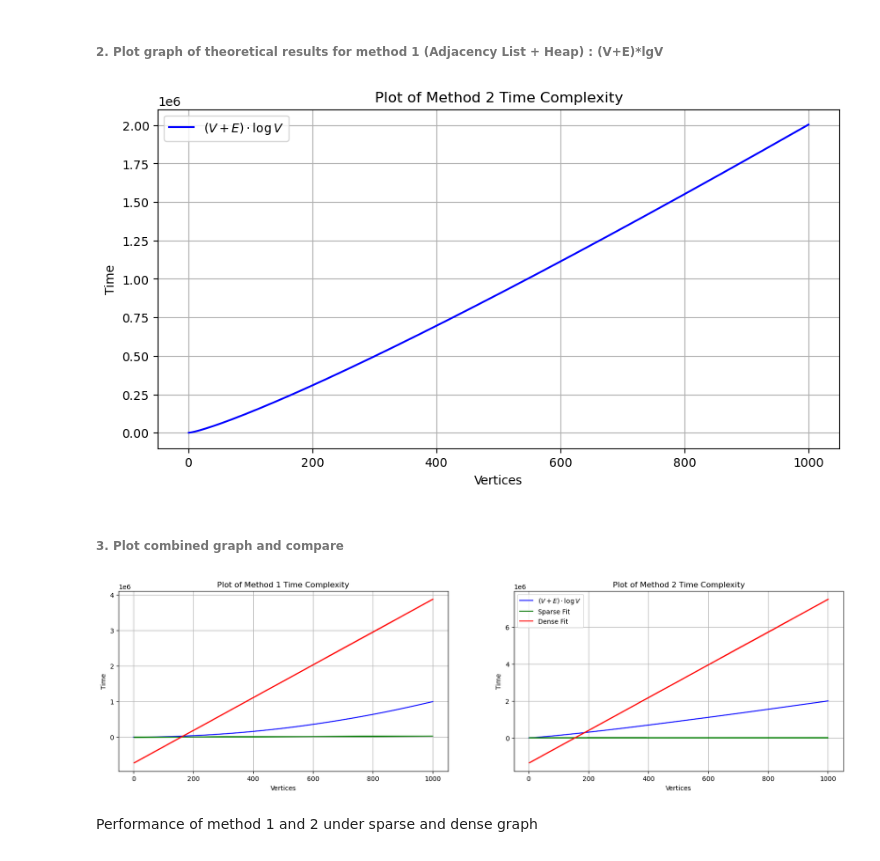
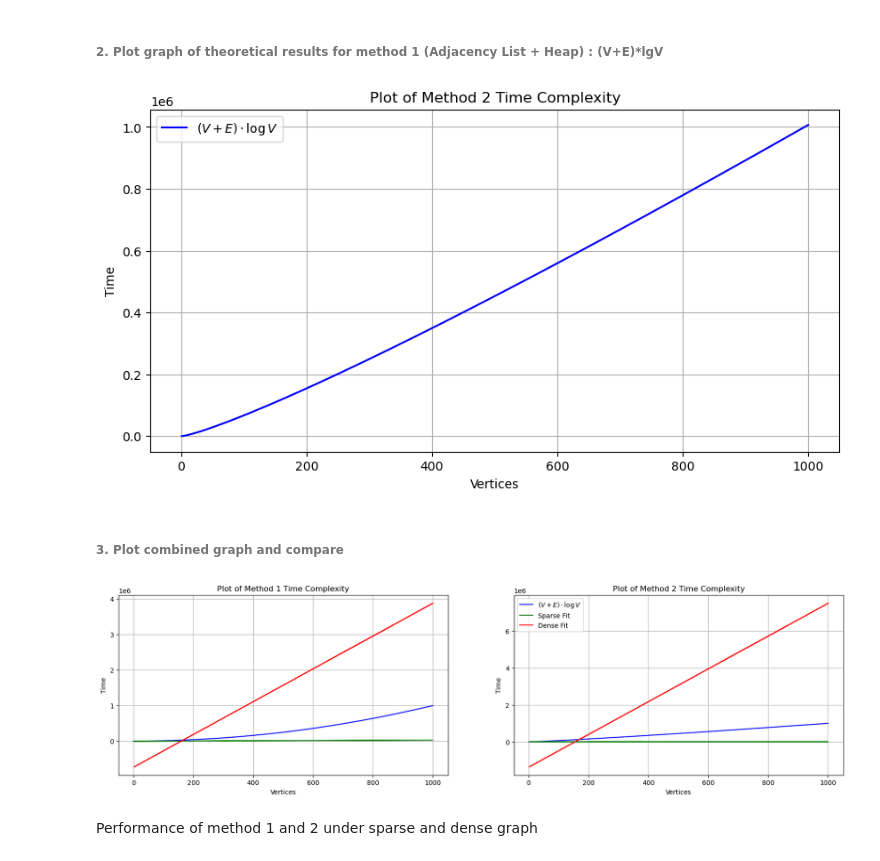
Before and after one commit to ChoWei0310/SC2001-Algorithm-Design, a Jupyter notebook: Lab2/SC2001_ExampleClass_2.ipynb, the cells around one changed output. Drawn from its saved outputs; the diff is of its cells as text; code cells hidden in the pictures.

```diff
--- a/Lab2/SC2001_ExampleClass_2.ipynb
+++ b/Lab2/SC2001_ExampleClass_2.ipynb
@@ -446,23 +446,23 @@ plt.show()
 # %% [markdown]
 ###### 2. Plot graph of theoretical results for method 1 (Adjacency List + Heap) : (V+E)*lgV
 # %%
-c = 200  # Assume E = c * V, where c is a constant
+c = 100  # Assume E = c * V, where c is a constant
 v2 = np.linspace(1, 1000, 500)
 E2 = c * v2 # Calculate E = c * V (edges proportional to vertices)
 
 time2 = (v2 + E2) * np.log2(v2)
 
 # Plot V with respect to time
 plt.figure(figsize=(10, 5))
 plt.plot(v2, time2, label=r'$(V + E) \cdot \log V$', color='b')
 plt.title('Plot of Method 2 Time Complexity')
 plt.xlabel('Vertices')
 plt.ylabel('Time')
 plt.grid(True)
 plt.legend()
 plt.show()
 # %% [output]
-[figure, old version]
+[figure, new version]
 # %% [markdown]
 ###### 3. Plot combined graph and compare
 # %%
@@ -489,7 +489,7 @@ ax[1].grid(True)
 plt.legend()
 plt.show()
 # %% [output]
-[figure, old version]
+[figure, new version]
 # %% [markdown]
 Performance of method 1 and 2 under sparse and dense graph
 # %%
```
Also changed, not shown: parts of 4 cells of this notebook.
